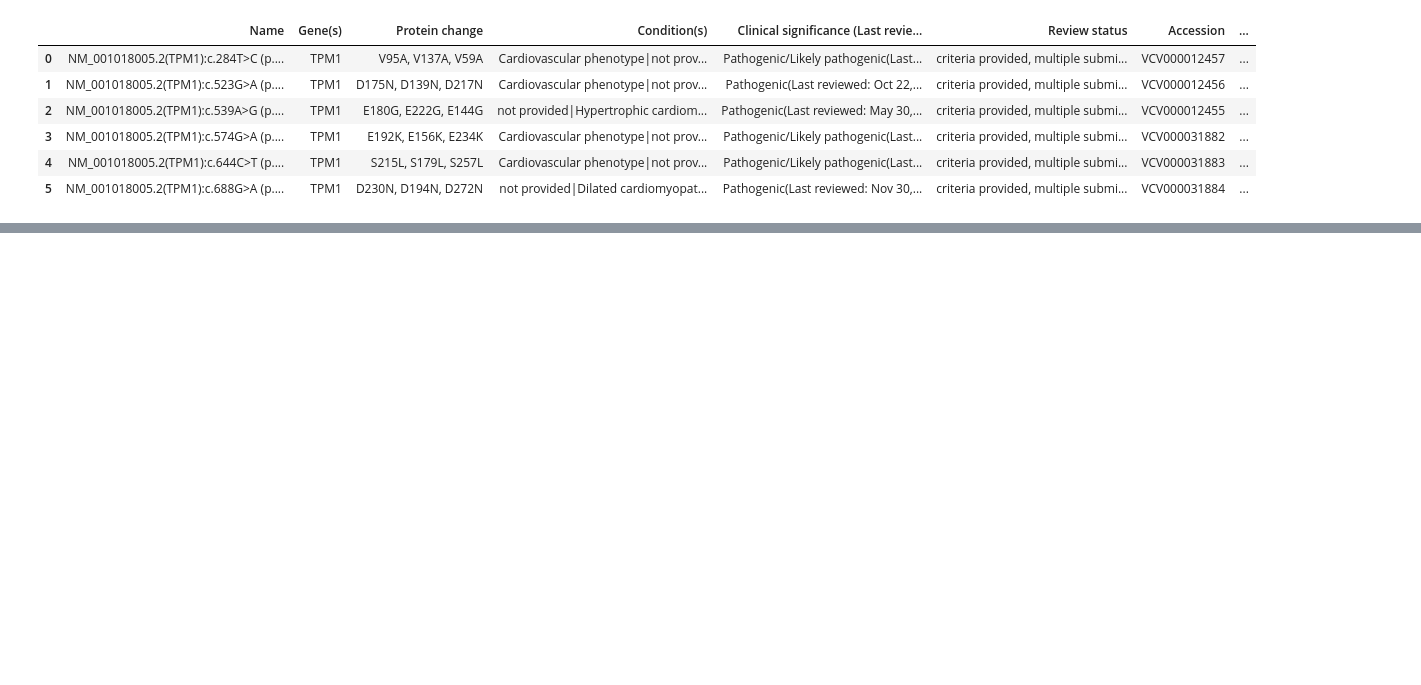
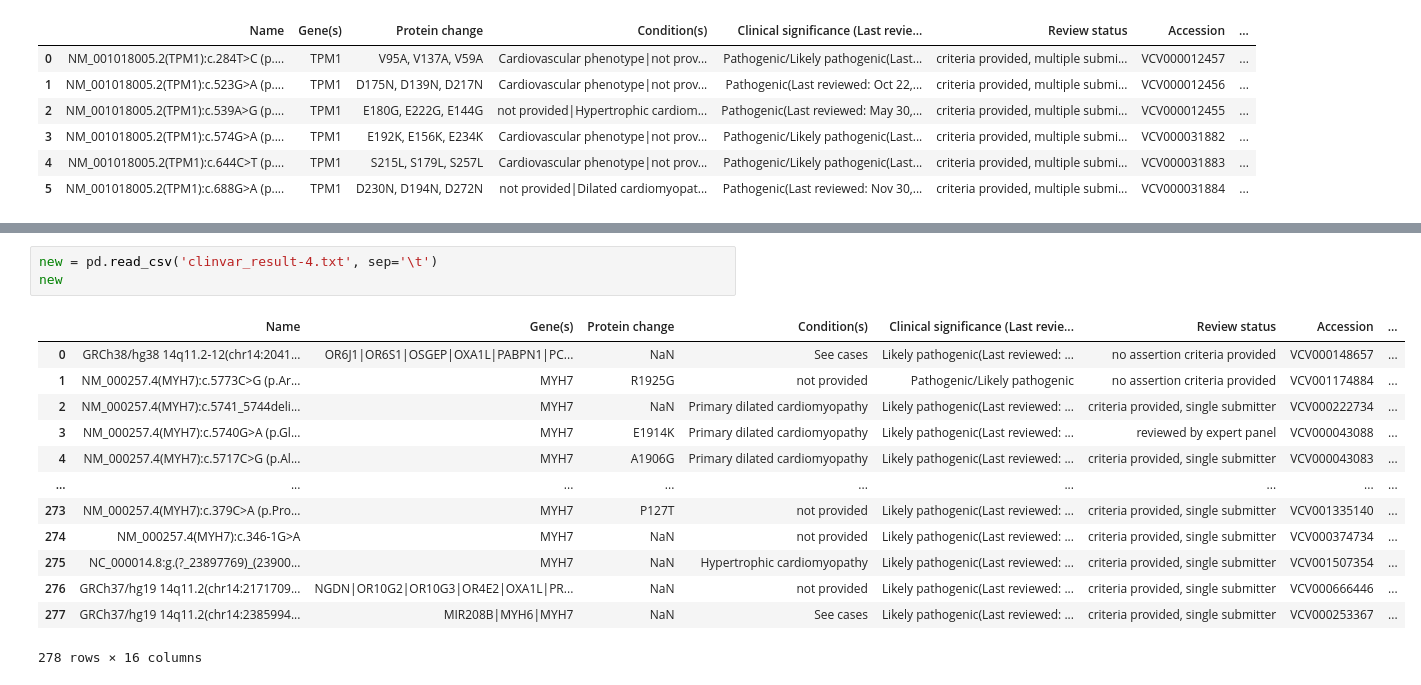
Before and after one commit to hannahmarieaguilar/Data-for-Project-, a Jupyter notebook: DATA/Data-for-Project/Data/Data in Python.ipynb, the cells around one changed output, grey strips where cells are left out. Cells and saved outputs as stored; diff of their text form; blank space fills up the shorter version.

```diff
--- a/DATA/Data-for-Project/Data/Data in Python.ipynb
+++ b/DATA/Data-for-Project/Data/Data in Python.ipynb
@@ -181,0 +196,17 @@ TTN
+# %%
+new = pd.read_csv('clinvar_result-4.txt', sep='\t')
+new
+# %% [output]
+|  | Name | Gene(s) | Protein change | Condition(s) | Clinical significance (Last revie... | Review status | Accession | ... |
+| 0 | GRCh38/hg38 14q11.2-12(chr14:2041... | OR6J1|OR6S1|OSGEP|OXA1L|PABPN1|PC... | NaN | See cases | Likely pathogenic(Last reviewed: ... | no assertion criteria provided | VCV000148657 | ... |
+| 1 | NM_000257.4(MYH7):c.5773C>G (p.Ar... | MYH7 | R1925G | not provided | Pathogenic/Likely pathogenic | no assertion criteria provided | VCV001174884 | ... |
+| 2 | NM_000257.4(MYH7):c.5741_5744deli... | MYH7 | NaN | Primary dilated cardiomyopathy | Likely pathogenic(Last reviewed: ... | criteria provided, single submitter | VCV000222734 | ... |
+| 3 | NM_000257.4(MYH7):c.5740G>A (p.Gl... | MYH7 | E1914K | Primary dilated cardiomyopathy | Likely pathogenic(Last reviewed: ... | reviewed by expert panel | VCV000043088 | ... |
+| 4 | NM_000257.4(MYH7):c.5717C>G (p.Al... | MYH7 | A1906G | Primary dilated cardiomyopathy | Likely pathogenic(Last reviewed: ... | criteria provided, single submitter | VCV000043083 | ... |
+| ... | ... | ... | ... | ... | ... | ... | ... | ... |
+| 273 | NM_000257.4(MYH7):c.379C>A (p.Pro... | MYH7 | P127T | not provided | Likely pathogenic(Last reviewed: ... | criteria provided, single submitter | VCV001335140 | ... |
+| 274 | NM_000257.4(MYH7):c.346-1G>A | MYH7 | NaN | not provided | Likely pathogenic(Last reviewed: ... | criteria provided, single submitter | VCV000374734 | ... |
+| 275 | NC_000014.8:g.(?_23897769)_(23900... | MYH7 | NaN | Hypertrophic cardiomyopathy | Likely pathogenic(Last reviewed: ... | criteria provided, single submitter | VCV001507354 | ... |
+| 276 | GRCh37/hg19 14q11.2(chr14:2171709... | NGDN|OR10G2|OR10G3|OR4E2|OXA1L|PR... | NaN | not provided | Likely pathogenic(Last reviewed: ... | criteria provided, single submitter | VCV000666446 | ... |
+| 277 | GRCh37/hg19 14q11.2(chr14:2385994... | MIR208B|MYH6|MYH7 | NaN | See cases | Likely pathogenic(Last reviewed: ... | criteria provided, single submitter | VCV000253367 | ... |
+278 rows × 16 columns
```
Also changed, not shown: parts of 3 cells of this notebook.
